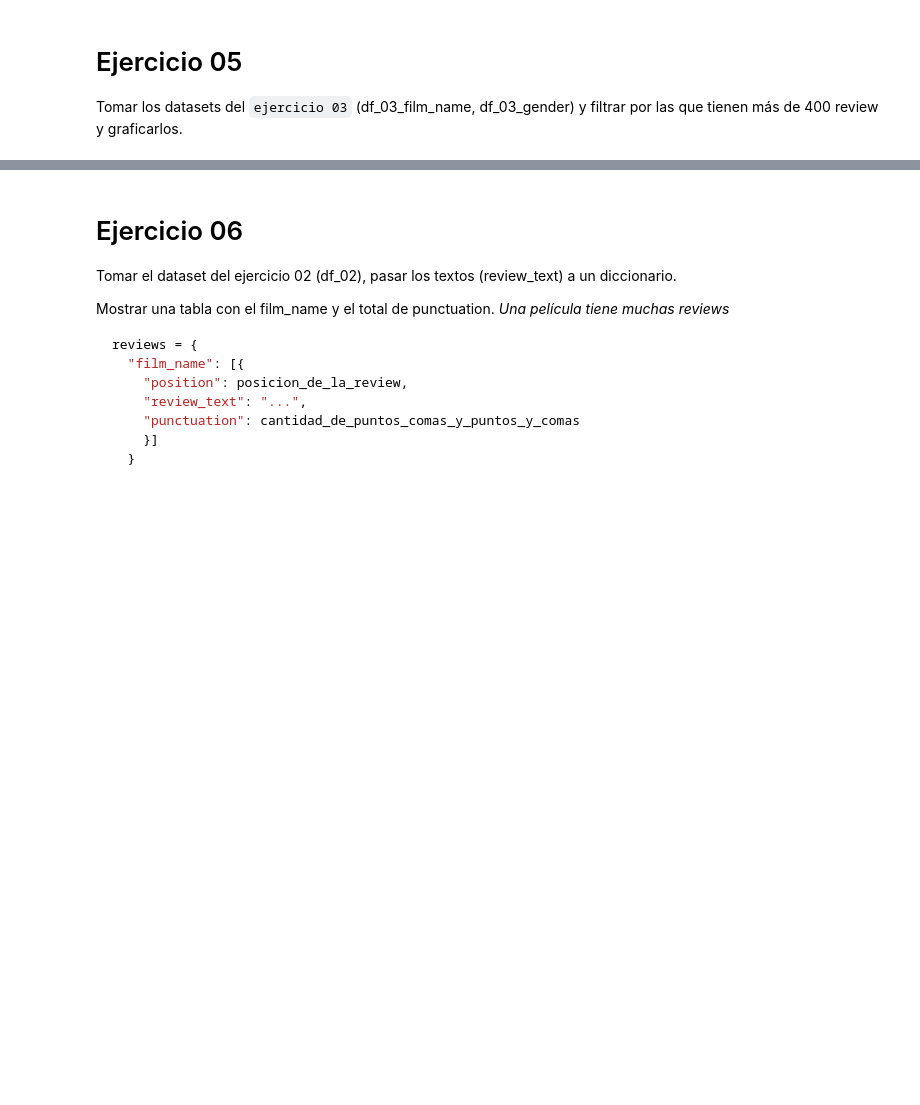
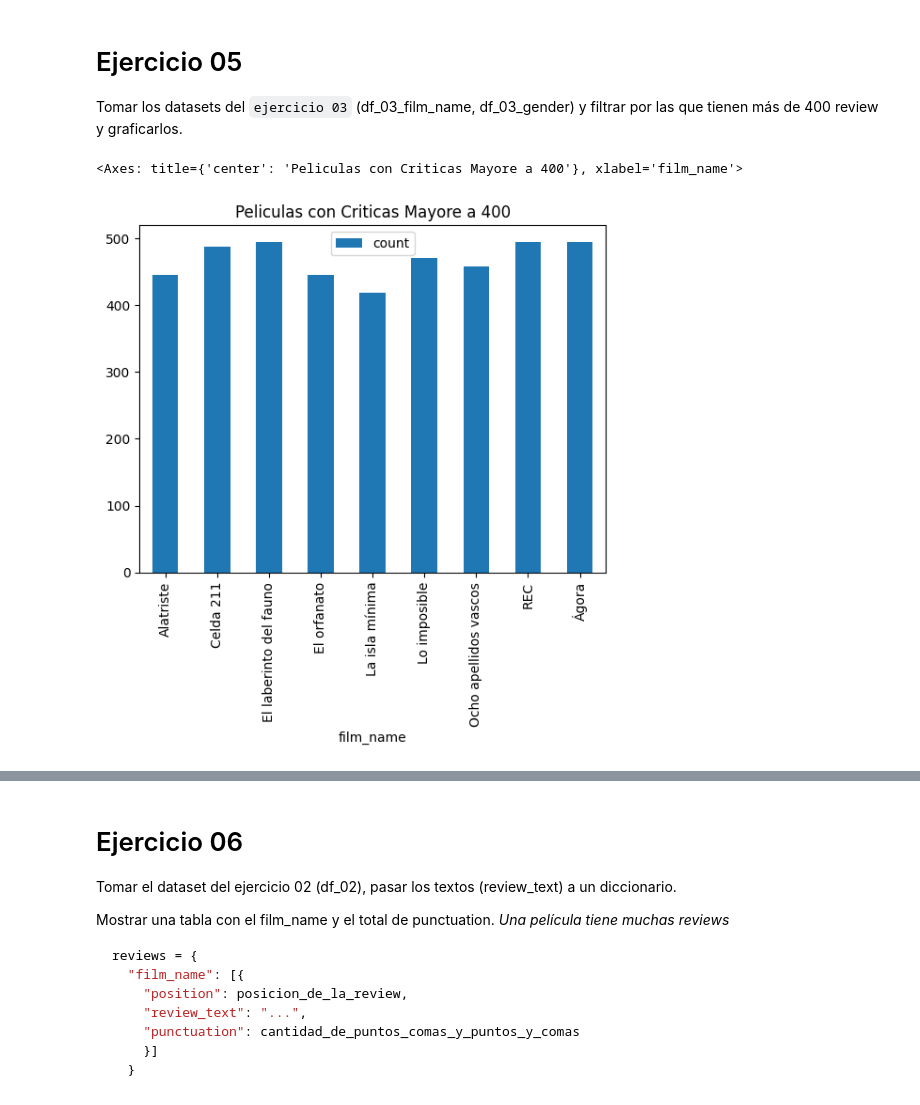
Before and after one commit to baubyte/HerramientasDeSoftwareParaElAnalisisDeDatos, a Jupyter notebook: Tema_4/Ejercicios/Semana_04_Practica_04.ipynb, the cells around one changed output, grey strips where cells are left out. Saved outputs shown, nothing was run; the diff lists cells and outputs as text; code cells hidden in the pictures; blank space fills up the shorter version.

```diff
--- a/Tema_4/Ejercicios/Semana_04_Practica_04.ipynb
+++ b/Tema_4/Ejercicios/Semana_04_Practica_04.ipynb
@@ -221,3 +242,9 @@ Los dataset solo deben poseer la columna `count`.
 # Ejercicio 05
 
 Tomar los datasets del `ejercicio 03` (df_03_film_name, df_03_gender) y filtrar por las que tienen más de 400 review y graficarlos.
+# %%
+df_03_film_name_reviews = df_03_film_name.query('count > 400')
+df_03_film_name_reviews.plot.bar(title="Peliculas con Criticas Mayore a 400")
+# %% [output]
+<Axes: title={'center': 'Peliculas con Criticas Mayore a 400'}, xlabel='film_name'>
+[figure, added]
```
Also changed, not shown: parts of 7 cells of this notebook.
